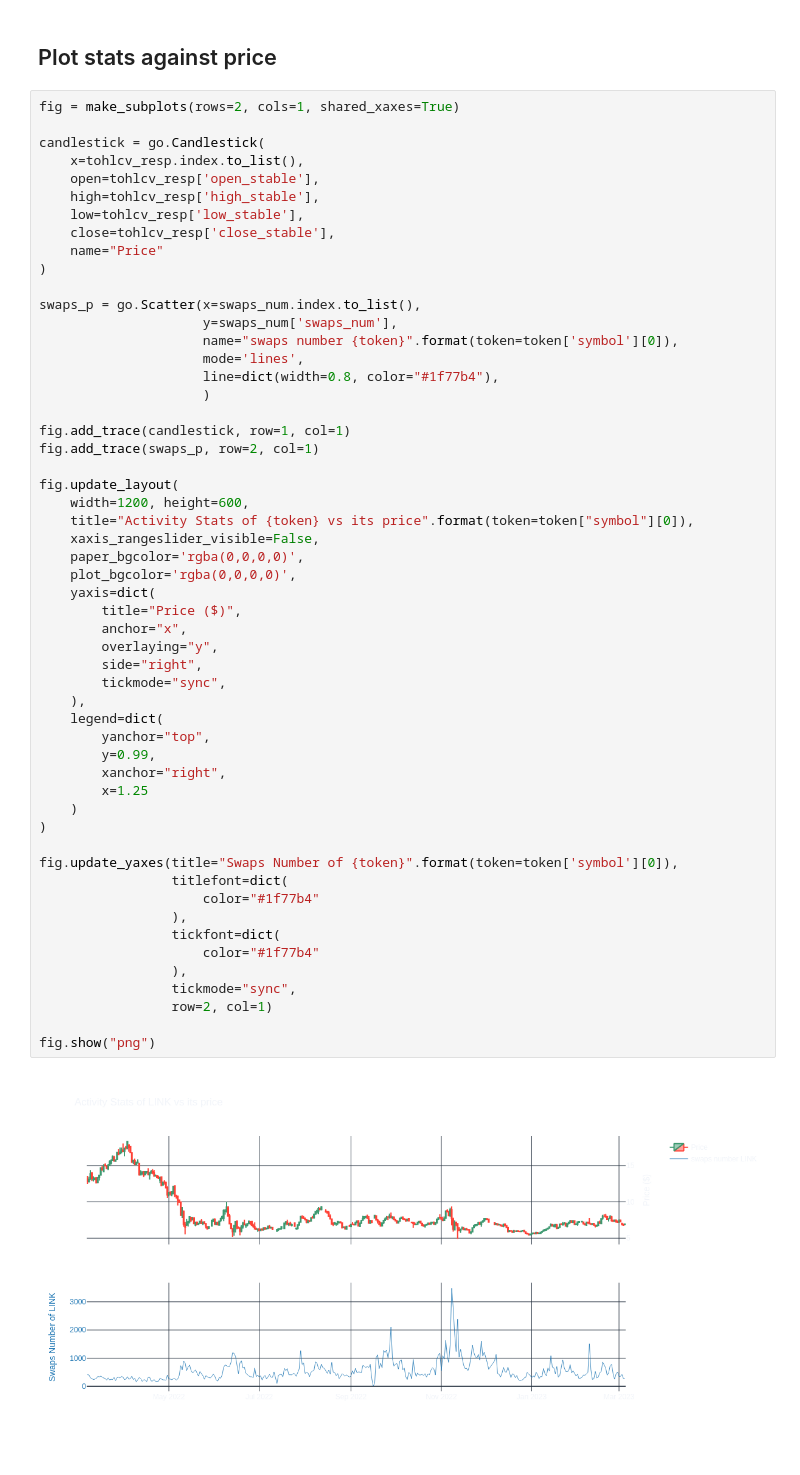
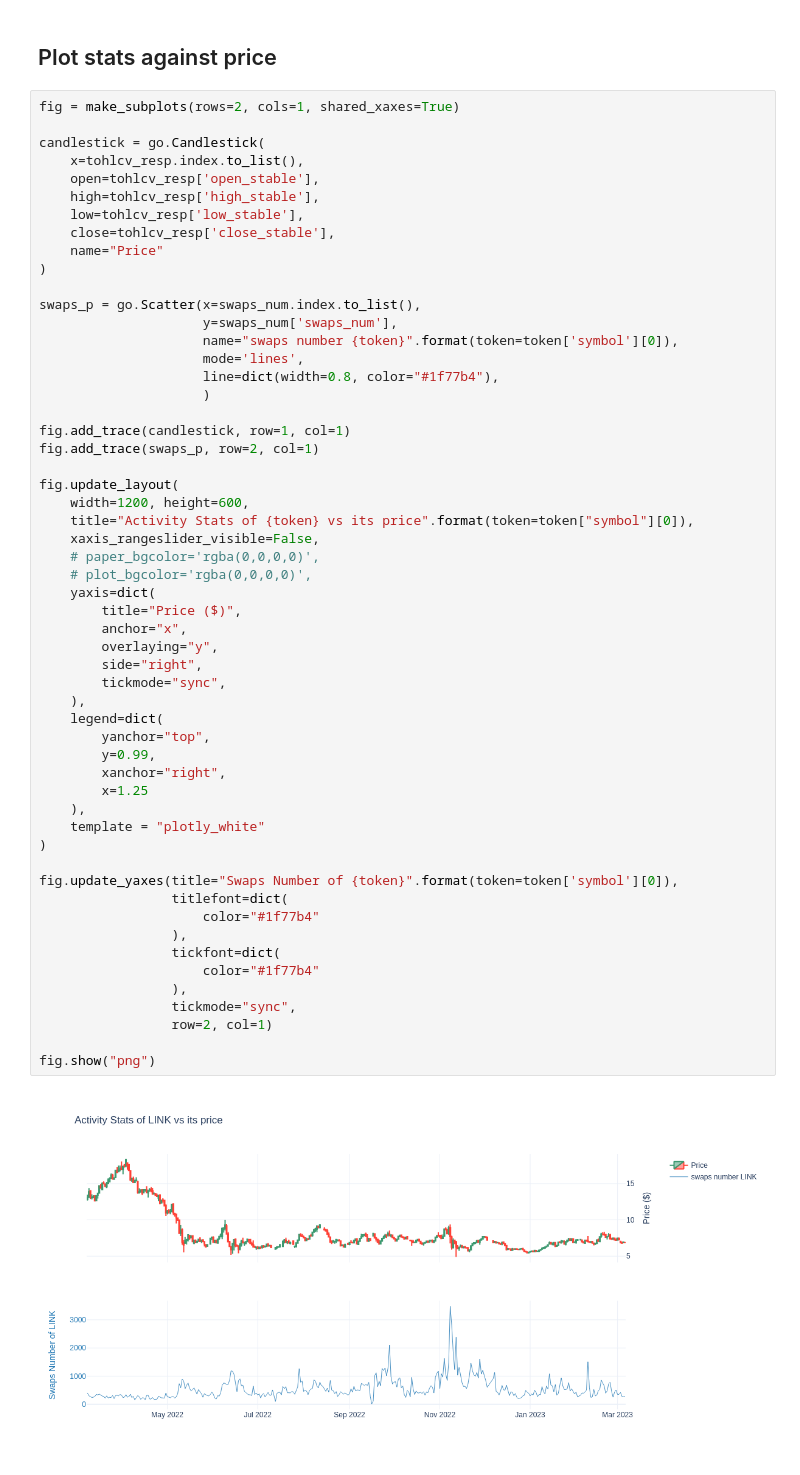
Before and after one commit to QuantNodeAI/quantnote-query-client, a Jupyter notebook: examples/LINK_info.ipynb, the cells around one changed output. Drawn from its saved outputs; the diff is of its cells as text.

```diff
--- a/examples/LINK_info.ipynb
+++ b/examples/LINK_info.ipynb
@@ -164,34 +164,35 @@ fig.add_trace(swaps_p, row=2, col=1)
 fig.update_layout(
     width=1200, height=600,
     title="Activity Stats of {token} vs its price".format(token=token["symbol"][0]),
     xaxis_rangeslider_visible=False,
-    paper_bgcolor='rgba(0,0,0,0)',
-    plot_bgcolor='rgba(0,0,0,0)',
+    # paper_bgcolor='rgba(0,0,0,0)',
+    # plot_bgcolor='rgba(0,0,0,0)',
     yaxis=dict(
         title="Price ($)",
         anchor="x",
         overlaying="y",
         side="right",
         tickmode="sync",
     ),
     legend=dict(
         yanchor="top",
         y=0.99,
         xanchor="right",
         x=1.25
-    )
+    ),
+    template = "plotly_white"
 )
 
 fig.update_yaxes(title="Swaps Number of {token}".format(token=token['symbol'][0]),
                  titlefont=dict(
                      color="#1f77b4"
                  ),
                  tickfont=dict(
                      color="#1f77b4"
                  ),
                  tickmode="sync",
                  row=2, col=1)
 
 fig.show("png")
 # %% [output]
-[figure, old version]
+[figure, new version]
```
Also changed, not shown: parts of 4 cells of this notebook, 3 other files.
